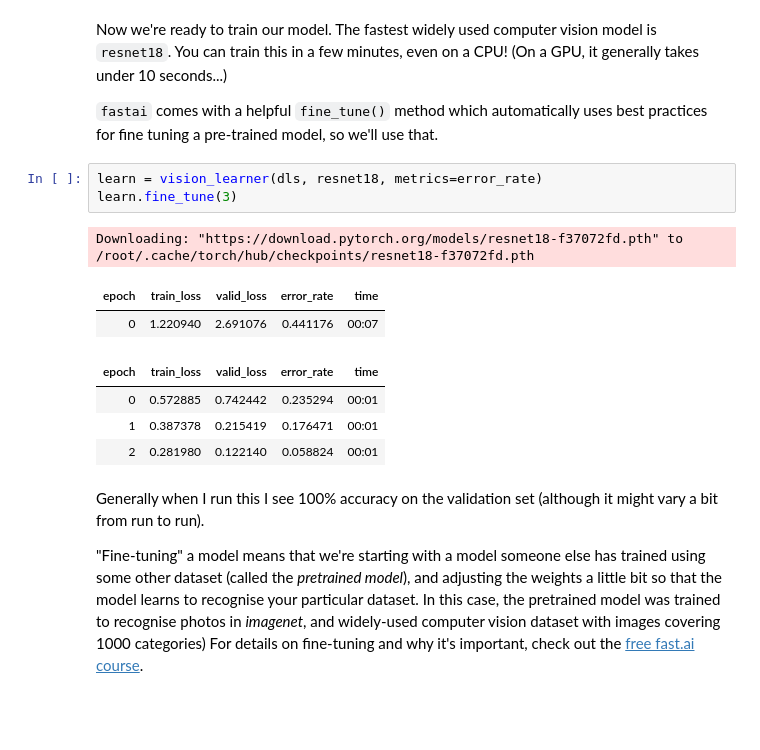
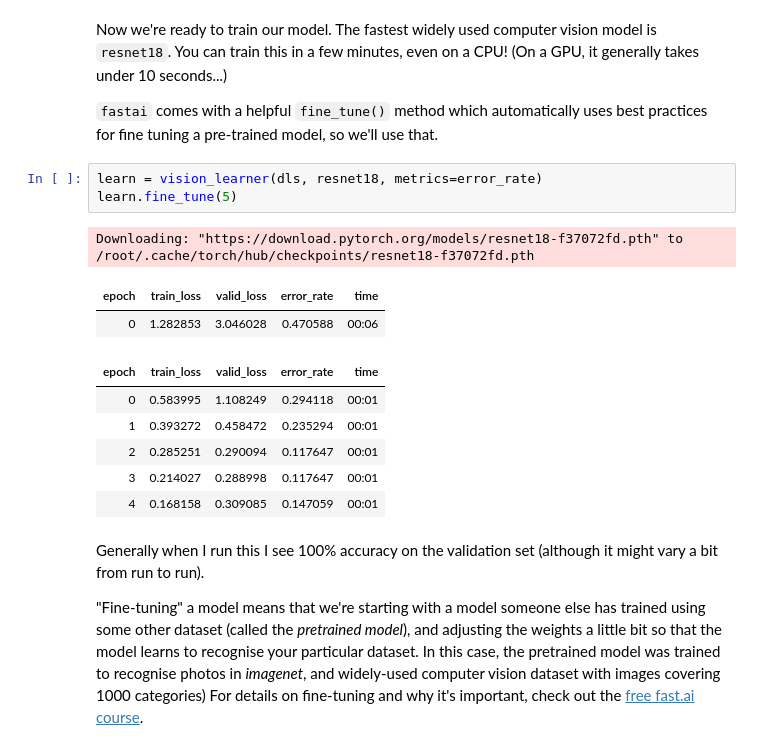
Before and after one commit to jpab/some_kaggle_notebooks, a Jupyter notebook: is-it-indoor-creating-a-model-from-your-own-data.ipynb, the cells around one changed output. Drawn from its saved outputs; the diff is of its cells as text; blank space fills up the shorter version.

```diff
--- a/is-it-indoor-creating-a-model-from-your-own-data.ipynb
+++ b/is-it-indoor-creating-a-model-from-your-own-data.ipynb
@@ -166,15 +166,17 @@ Now we're ready to train our model. The fastest widely used computer vision mode
 `fastai` comes with a helpful `fine_tune()` method which automatically uses best practices for fine tuning a pre-trained model, so we'll use that.
 # %%
 learn = vision_learner(dls, resnet18, metrics=error_rate)
-learn.fine_tune(3)
+learn.fine_tune(5)
 # %% [output]
 Downloading: "https://download.pytorch.org/models/resnet18-f37072fd.pth" to /root/.cache/torch/hub/checkpoints/resnet18-f37072fd.pth
 | epoch | train_loss | valid_loss | error_rate | time |
-| 0 | 1.220940 | 2.691076 | 0.441176 | 00:07 |
+| 0 | 1.282853 | 3.046028 | 0.470588 | 00:06 |
 | epoch | train_loss | valid_loss | error_rate | time |
-| 0 | 0.572885 | 0.742442 | 0.235294 | 00:01 |
-| 1 | 0.387378 | 0.215419 | 0.176471 | 00:01 |
-| 2 | 0.281980 | 0.122140 | 0.058824 | 00:01 |
+| 0 | 0.583995 | 1.108249 | 0.294118 | 00:01 |
+| 1 | 0.393272 | 0.458472 | 0.235294 | 00:01 |
+| 2 | 0.285251 | 0.290094 | 0.117647 | 00:01 |
+| 3 | 0.214027 | 0.288998 | 0.117647 | 00:01 |
+| 4 | 0.168158 | 0.309085 | 0.147059 | 00:01 |
 # %% [markdown]
 Generally when I run this I see 100% accuracy on the validation set (although it might vary a bit from run to run).
 
```
Also changed, not shown: parts of 4 cells of this notebook.
